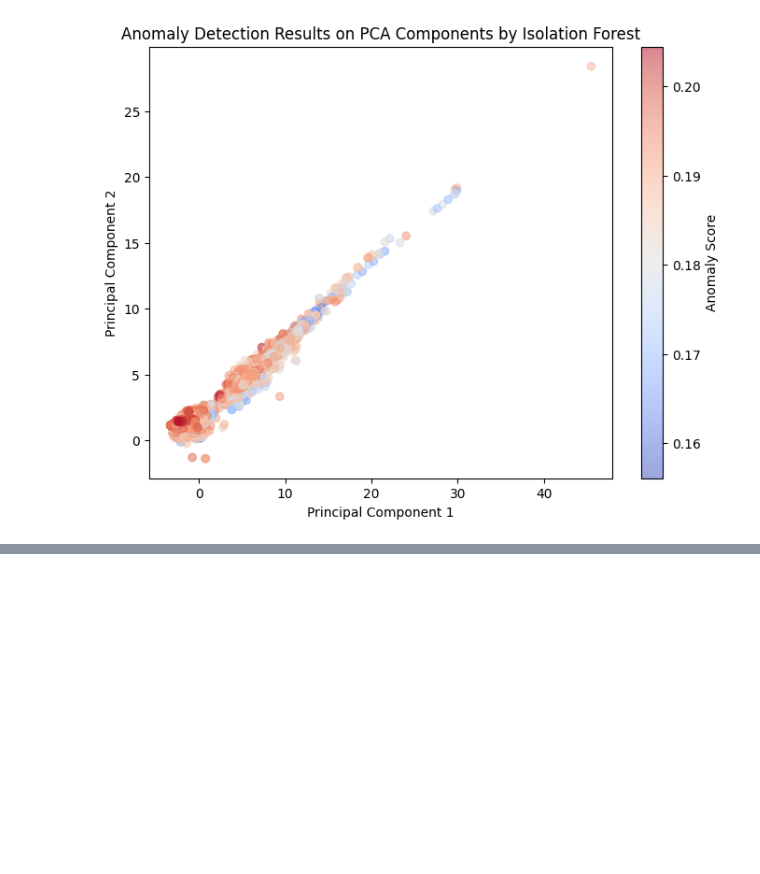
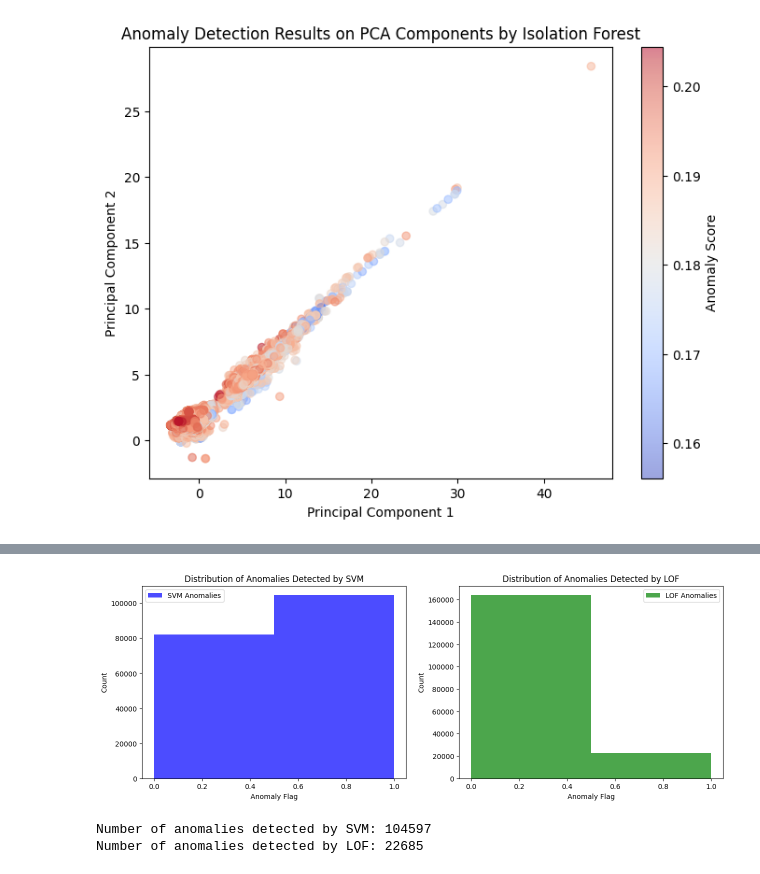
Before and after one commit to deniz361/ai-project, a Jupyter notebook: anomaly_detection.ipynb, the cells around one changed output, grey strips where cells are left out. Drawn from its saved outputs; the diff is of its cells as text; code cells hidden in the pictures; blank space fills up the shorter version.

Commit message:
Rerun SVM, LOF with classified dataset

```diff
--- a/anomaly_detection.ipynb
+++ b/anomaly_detection.ipynb
@@ -297,0 +308,68 @@ plt.show()
+# %%
+import numpy as np
+import pandas as pd
+from sklearn.svm import OneClassSVM
+from sklearn.neighbors import LocalOutlierFactor
+from scipy import stats
+import matplotlib.pyplot as plt
+
+# Load the dataset
+df = pd.read_csv("Stammdaten.csv", low_memory=False)
+
+# Encode categorical variables
+categorical_columns = df.select_dtypes(include=['object']).columns
+df[categorical_columns] = df[categorical_columns].apply(lambda col: pd.factorize(col)[0])
+
+# Identify numeric columns
+numeric_columns = ['Materialnummer', 'Lieferant OB', 'Vertrag OB', 'Vertragsposition OB', 'Planlieferzeit Vertrag',
+                   'Vertrag Fix1', 'Sonderbeschaffungsart', 'Disponent', 'Einkäufer', 'Gesamtbestand',
+                   'Werk OB', 'Werk Infosatz', 'Infosatznummer', 'Infosatztyp', 'WE-Bearbeitungszeit',
+                   'Planlieferzeit Mat-Stamm', 'Warengruppe']
+
+# Handling missing values by replacing them with the median of each column
+for col in numeric_columns:
+    if df[col].isna().any():
+        df[col].fillna(df[col].median(), inplace=True)
+
+# Applying Z-score for anomaly detection in numeric columns
+for col in numeric_columns:
+    df[col + '_z_score'] = np.abs(stats.zscore(df[col]))
+    df[col + '_outlier'] = 0
+    df.loc[df[col + '_z_score'] > 3, col + '_outlier'] = 1  # Any Z-score > 3 is considered an outlier
+
+# Fit OneClassSVM for anomaly detection
+svm_model = OneClassSVM(kernel='rbf', gamma='auto').fit(df[numeric_columns])
+df['svm_anomaly'] = svm_model.predict(df[numeric_columns])
+df['svm_anomaly'] = df['svm_anomaly'].map({1: 0, -1: 1})  # Map -1 to 1 for anomalies, 1 to 0 for normal
+
+# Fit Local Outlier Factor for anomaly detection
+lof_model = LocalOutlierFactor(n_neighbors=20, novelty=True)
+lof_model.fit(df[numeric_columns])
+df['lof_anomaly'] = lof_model.predict(df[numeric_columns])
+df['lof_anomaly'] = df['lof_anomaly'].map({1: 0, -1: 1})  # Map -1 to 1 for anomalies, 1 to 0 for normal
+
+# Visualize results
+plt.figure(figsize=(15, 5))
+plt.subplot(1, 2, 1)
+plt.hist(df['svm_anomaly'], bins=2, color='blue', alpha=0.7, label='SVM Anomalies')
+plt.title('Distribution of Anomalies Detected by SVM')
+plt.xlabel('Anomaly Flag')
+plt.ylabel('Count')
+plt.legend()
+
+plt.subplot(1, 2, 2)
+plt.hist(df['lof_anomaly'], bins=2, color='green', alpha=0.7, label='LOF Anomalies')
+plt.title('Distribution of Anomalies Detected by LOF')
+plt.xlabel('Anomaly Flag')
+plt.ylabel('Count')
+plt.legend()
+
+plt.show()
+
+# Provide insights about the results
+print("Number of anomalies detected by SVM:", df['svm_anomaly'].sum())
+print("Number of anomalies detected by LOF:", df['lof_anomaly'].sum())
+
+# Save the updated dataset
+df.to_csv('complete_anomaly_detection.csv', index=False)
+# %% [output]
@@ -297,0 +393,3 @@ plt.show()
+[figure, added]
+Number of anomalies detected by SVM: 104597
+Number of anomalies detected by LOF: 22685
```
Also changed, not shown: parts of 3 cells of this notebook, 1 other file.
